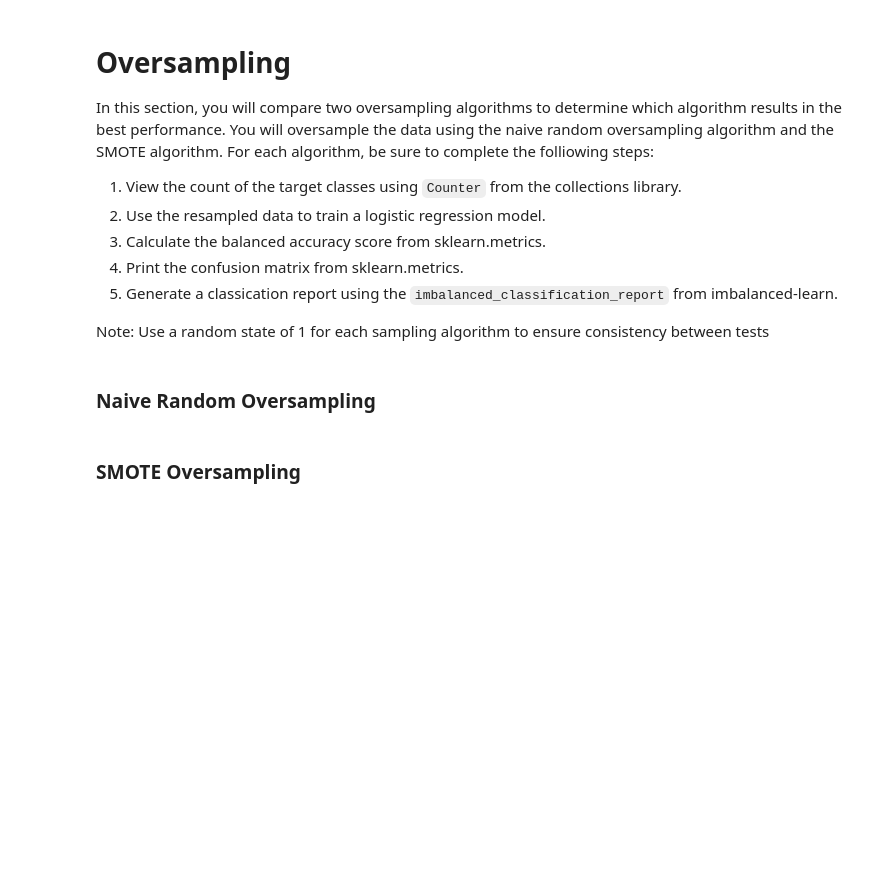
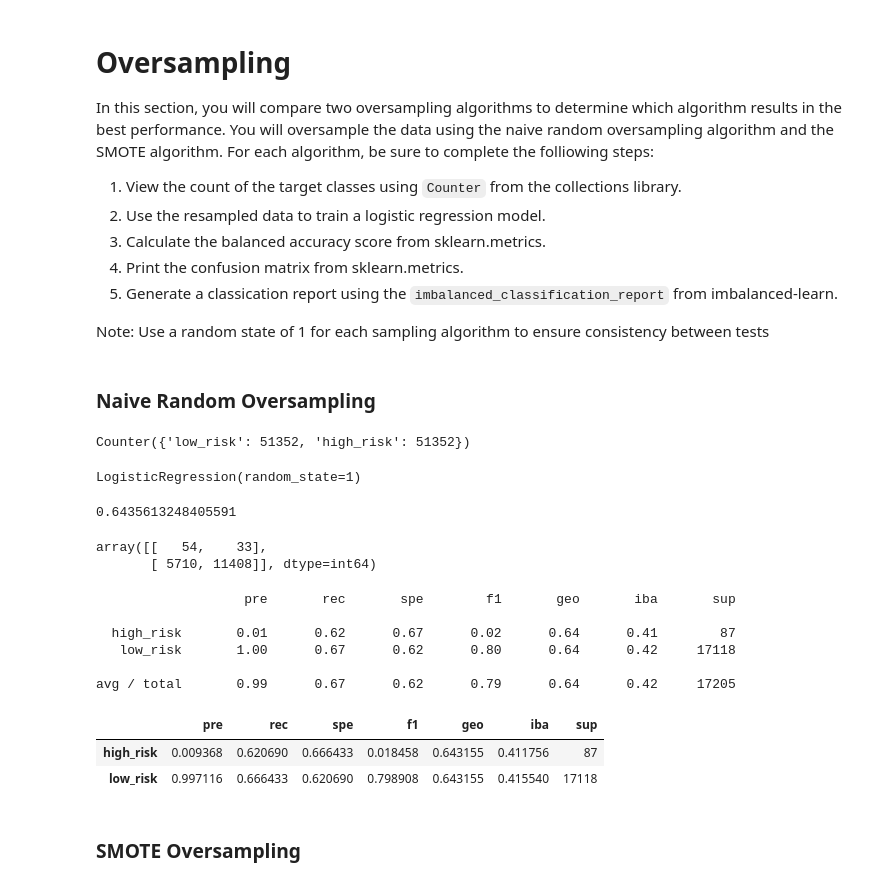
Before and after one commit to mhflynn/Credit_Risk_Analysis, a Jupyter notebook: credit_risk_resampling.ipynb, the cells around one changed output. Drawn from its saved outputs; the diff is of its cells as text; code cells hidden in the pictures; blank space fills up the shorter version.

Commit message:
Added data prep for model input

```diff
--- a/credit_risk_resampling.ipynb
+++ b/credit_risk_resampling.ipynb
@@ -105,15 +194,50 @@ Note: Use a random state of 1 for each sampling algorithm to ensure consistency
+# %%
+# Resample the training data with the RandomOversampler
+from imblearn.over_sampling import RandomOverSampler
+ros = RandomOverSampler(random_state=1)
+X_resampled, y_resampled = ros.fit_resample(X_train, y_train)
+
+Counter(y_resampled)
+# %% [output]
+Counter({'low_risk': 51352, 'high_risk': 51352})
 # %%
 # Train the Logistic Regression model using the resampled data
-# YOUR CODE HERE
+
+model = LogisticRegression(solver='lbfgs', random_state=1)
+model.fit(X_resampled, y_resampled)
+# %% [output]
+LogisticRegression(random_state=1)
 # %%
-# Calculated the balanced accuracy score
-# YOUR CODE HERE
+# Calculate the balanced accuracy score
+y_pred = model.predict(X_test)
+
+balanced_accuracy_score(y_test, y_pred)
+# %% [output]
+0.6435613248405591
 # %%
 # Display the confusion matrix
-# YOUR CODE HERE
+confusion_matrix(y_test, y_pred)
+# %% [output]
+array([[   54,    33],
+       [ 5710, 11408]], dtype=int64)
 # %%
 # Print the imbalanced classification report
-# YOUR CODE HERE
+print(classification_report_imbalanced(y_test, y_pred))
+# %% [output]
+                   pre       rec       spe        f1       geo       iba       sup
+
+  high_risk       0.01      0.62      0.67      0.02      0.64      0.41        87
+   low_risk       1.00      0.67      0.62      0.80      0.64      0.42     17118
+
+avg / total       0.99      0.67      0.62      0.79      0.64      0.42     17205
+# %%
+cr = classification_report_imbalanced(y_test, y_pred, output_dict=True)
+# %%
+pd.DataFrame([cr['high_risk'], cr['low_risk']], index=['high_risk', 'low_risk'])
+# %% [output]
+|  | pre | rec | spe | f1 | geo | iba | sup |
+| high_risk | 0.009368 | 0.620690 | 0.666433 | 0.018458 | 0.643155 | 0.411756 | 87 |
+| low_risk | 0.997116 | 0.666433 | 0.620690 | 0.798908 | 0.643155 | 0.415540 | 17118 |
 # %% [markdown]
 ### SMOTE Oversampling
 # %%
```
Also changed, not shown: parts of 19 cells of this notebook.
